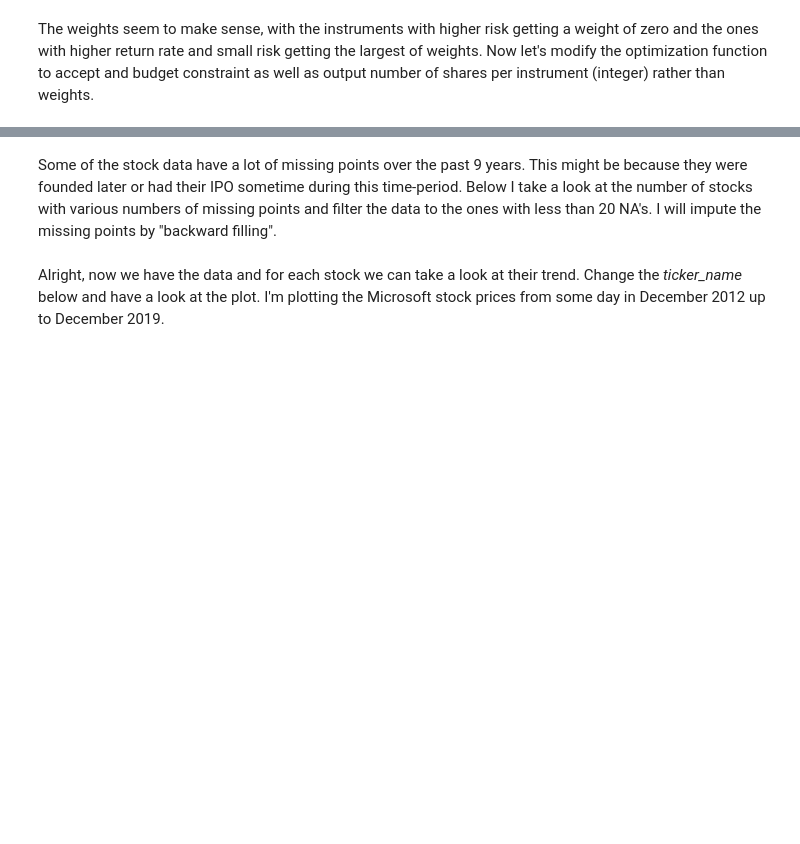
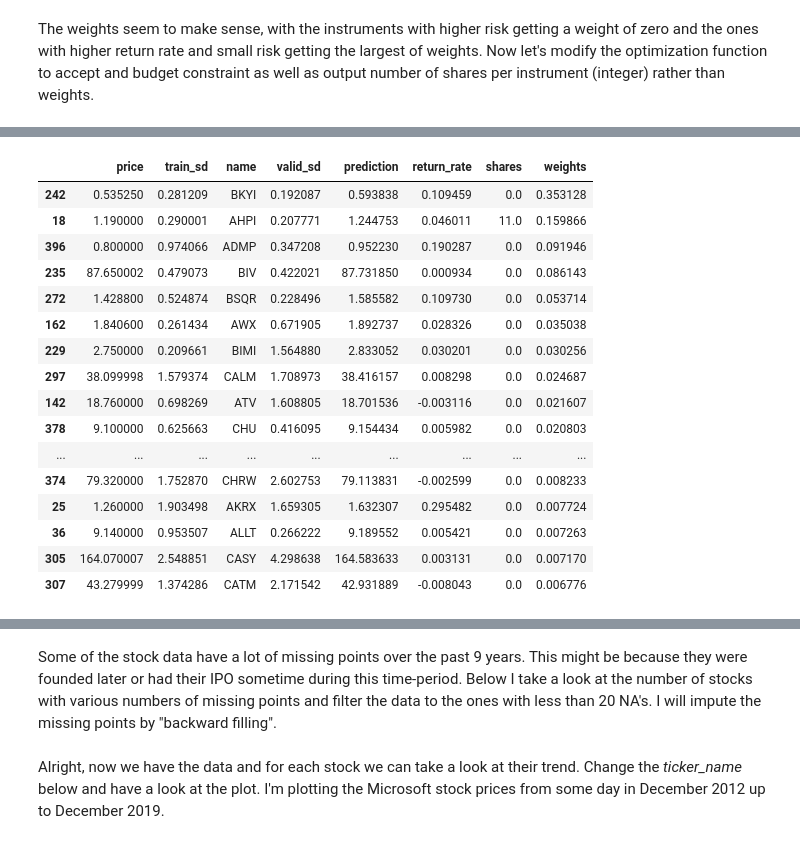
Before and after one commit to armenabnousi/smartr, a Jupyter notebook: smartr.ipynb, the cells around one changed output, grey strips where cells are left out. Cells and saved outputs as stored; diff of their text form; code cells hidden in the pictures; blank space fills up the shorter version.

```diff
--- a/smartr.ipynb
+++ b/smartr.ipynb
@@ -343 +602,21 @@ share_distribution
+# %%
+rat_risks.sort_values(['weights', 'shares'], ascending = False).head(20)
+# %% [output]
+|  | price | train_sd | name | valid_sd | prediction | return_rate | shares | weights |
+| 242 | 0.535250 | 0.281209 | BKYI | 0.192087 | 0.593838 | 0.109459 | 0.0 | 0.353128 |
+| 18 | 1.190000 | 0.290001 | AHPI | 0.207771 | 1.244753 | 0.046011 | 11.0 | 0.159866 |
+| 396 | 0.800000 | 0.974066 | ADMP | 0.347208 | 0.952230 | 0.190287 | 0.0 | 0.091946 |
+| 235 | 87.650002 | 0.479073 | BIV | 0.422021 | 87.731850 | 0.000934 | 0.0 | 0.086143 |
+| 272 | 1.428800 | 0.524874 | BSQR | 0.228496 | 1.585582 | 0.109730 | 0.0 | 0.053714 |
+| 162 | 1.840600 | 0.261434 | AWX | 0.671905 | 1.892737 | 0.028326 | 0.0 | 0.035038 |
+| 229 | 2.750000 | 0.209661 | BIMI | 1.564880 | 2.833052 | 0.030201 | 0.0 | 0.030256 |
+| 297 | 38.099998 | 1.579374 | CALM | 1.708973 | 38.416157 | 0.008298 | 0.0 | 0.024687 |
+| 142 | 18.760000 | 0.698269 | ATV | 1.608805 | 18.701536 | -0.003116 | 0.0 | 0.021607 |
+| 378 | 9.100000 | 0.625663 | CHU | 0.416095 | 9.154434 | 0.005982 | 0.0 | 0.020803 |
+| ... | ... | ... | ... | ... | ... | ... | ... | ... |
+| 374 | 79.320000 | 1.752870 | CHRW | 2.602753 | 79.113831 | -0.002599 | 0.0 | 0.008233 |
+| 25 | 1.260000 | 1.903498 | AKRX | 1.659305 | 1.632307 | 0.295482 | 0.0 | 0.007724 |
+| 36 | 9.140000 | 0.953507 | ALLT | 0.266222 | 9.189552 | 0.005421 | 0.0 | 0.007263 |
+| 305 | 164.070007 | 2.548851 | CASY | 4.298638 | 164.583633 | 0.003131 | 0.0 | 0.007170 |
+| 307 | 43.279999 | 1.374286 | CATM | 2.171542 | 42.931889 | -0.008043 | 0.0 | 0.006776 |
 # %%
```
Also changed, not shown: parts of 66 cells of this notebook, 1 other file.
